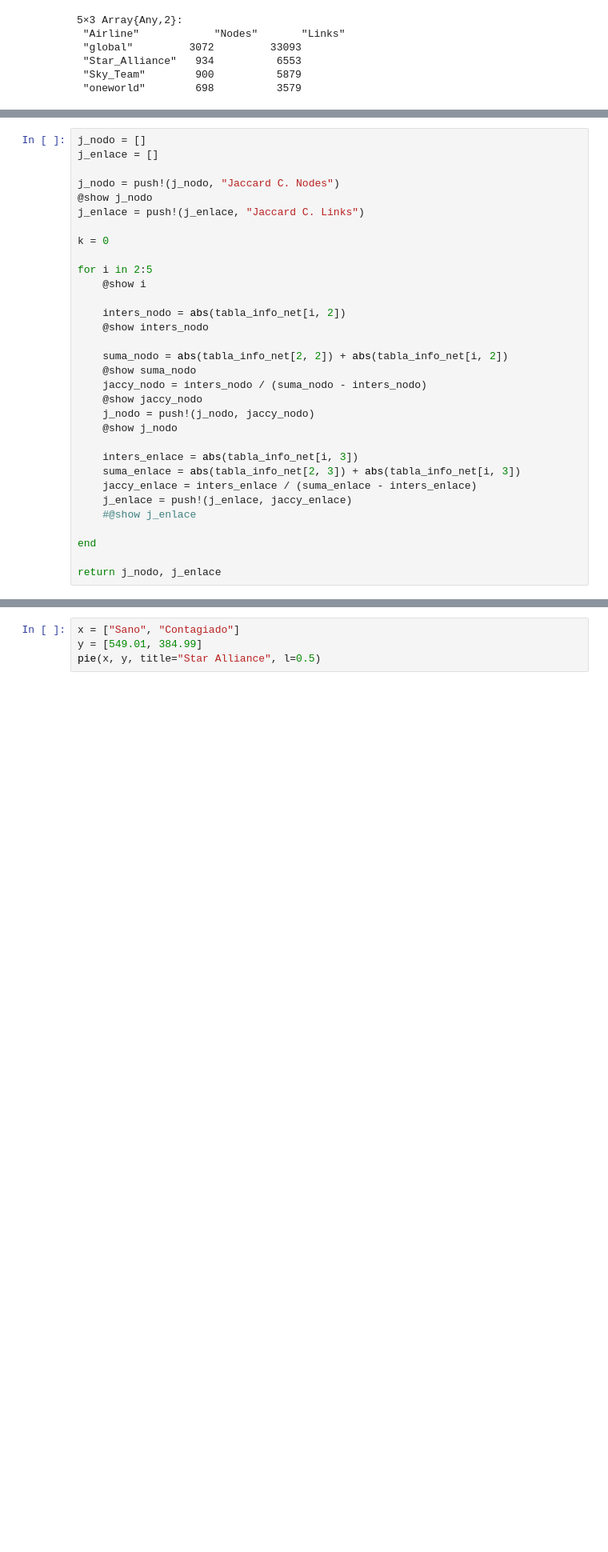
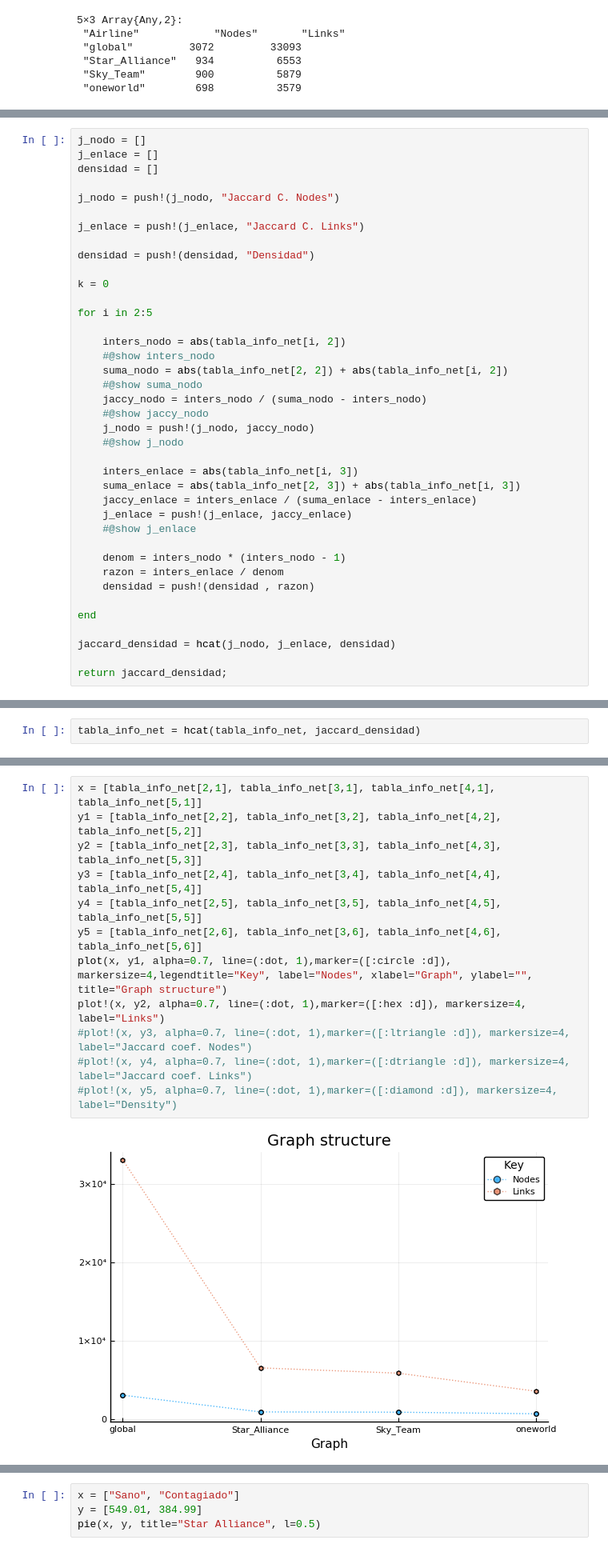
Before and after one commit to Yuriyama/Proyecto_aerolineas, a Jupyter notebook: Code/Analysis.ipynb, the cells around one changed output, grey strips where cells are left out. Shown at 80% size. Drawn from its saved outputs; the diff is of its cells as text; blank space fills up the shorter version.

Commit message:
Tabla de información de las redes

```diff
--- a/Code/Analysis.ipynb
+++ b/Code/Analysis.ipynb
@@ -77,25 +80,26 @@ $$ J(A, B) = \frac{|A \cap B|}{|A \cup B|}$$
 # %%
 j_nodo = []
 j_enlace = []
+densidad = []
 
 j_nodo = push!(j_nodo, "Jaccard C. Nodes")
-@show j_nodo
+
 j_enlace = push!(j_enlace, "Jaccard C. Links")
+
+densidad = push!(densidad, "Densidad")
 
 k = 0
 
 for i in 2:5
-    @show i
 
     inters_nodo = abs(tabla_info_net[i, 2])
-    @show inters_nodo
-
+    #@show inters_nodo
     suma_nodo = abs(tabla_info_net[2, 2]) + abs(tabla_info_net[i, 2])
-    @show suma_nodo
+    #@show suma_nodo
     jaccy_nodo = inters_nodo / (suma_nodo - inters_nodo)
-    @show jaccy_nodo
+    #@show jaccy_nodo
     j_nodo = push!(j_nodo, jaccy_nodo)
-    @show j_nodo
+    #@show j_nodo
 
     inters_enlace = abs(tabla_info_net[i, 3])
     suma_enlace = abs(tabla_info_net[2, 3]) + abs(tabla_info_net[i, 3])
@@ -103,6 +107,12 @@ for i in 2:5
     j_enlace = push!(j_enlace, jaccy_enlace)
     #@show j_enlace
 
+    denom = inters_nodo * (inters_nodo - 1)
+    razon = inters_enlace / denom
+    densidad = push!(densidad , razon)
+
 end
 
-return j_nodo, j_enlace
+jaccard_densidad = hcat(j_nodo, j_enlace, densidad)
+
+return jaccard_densidad;
@@ -139,0 +119,2 @@ out_distrib_ST = readdlm("/Users/yuriko/Documents/UNAM/Tesis_Lic/RESULTADOS_SCRI
+# %%
+tabla_info_net = hcat(tabla_info_net, jaccard_densidad)
@@ -139,0 +130,14 @@ out_distrib_ST = readdlm("/Users/yuriko/Documents/UNAM/Tesis_Lic/RESULTADOS_SCRI
+# %%
+x = [tabla_info_net[2,1], tabla_info_net[3,1], tabla_info_net[4,1], tabla_info_net[5,1]]
+y1 = [tabla_info_net[2,2], tabla_info_net[3,2], tabla_info_net[4,2], tabla_info_net[5,2]]
+y2 = [tabla_info_net[2,3], tabla_info_net[3,3], tabla_info_net[4,3], tabla_info_net[5,3]]
+y3 = [tabla_info_net[2,4], tabla_info_net[3,4], tabla_info_net[4,4], tabla_info_net[5,4]]
+y4 = [tabla_info_net[2,5], tabla_info_net[3,5], tabla_info_net[4,5], tabla_info_net[5,5]]
+y5 = [tabla_info_net[2,6], tabla_info_net[3,6], tabla_info_net[4,6], tabla_info_net[5,6]]
+plot(x, y1, alpha=0.7, line=(:dot, 1),marker=([:circle :d]), markersize=4,legendtitle="Key", label="Nodes", xlabel="Graph", ylabel="", title="Graph structure")
+plot!(x, y2, alpha=0.7, line=(:dot, 1),marker=([:hex :d]), markersize=4, label="Links")
+#plot!(x, y3, alpha=0.7, line=(:dot, 1),marker=([:ltriangle :d]), markersize=4, label="Jaccard coef. Nodes")
+#plot!(x, y4, alpha=0.7, line=(:dot, 1),marker=([:dtriangle :d]), markersize=4, label="Jaccard coef. Links")
+#plot!(x, y5, alpha=0.7, line=(:dot, 1),marker=([:diamond :d]), markersize=4, label="Density")
+# %% [output]
+[figure, added]
```
Also changed, not shown: parts of 42 cells of this notebook.
